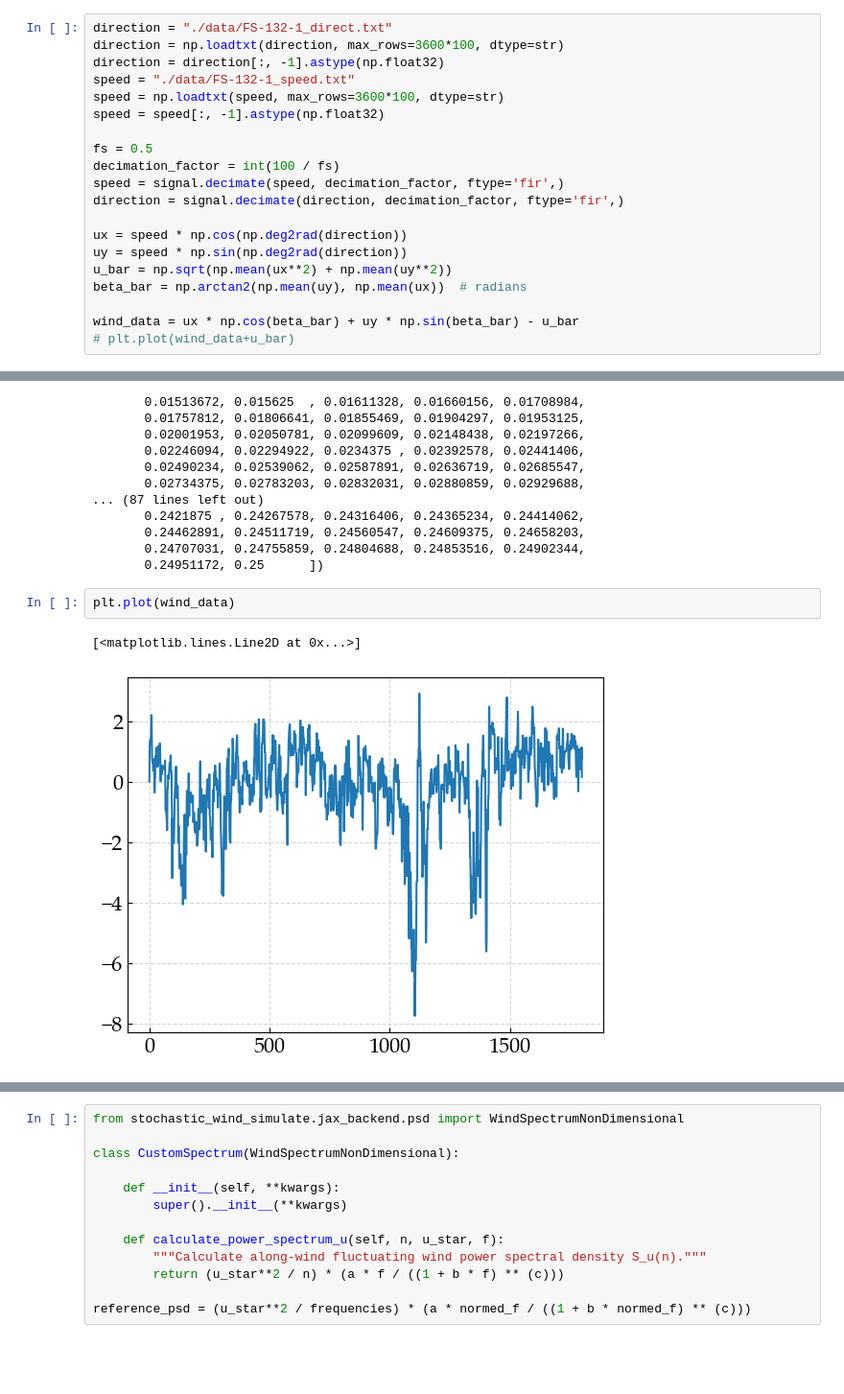
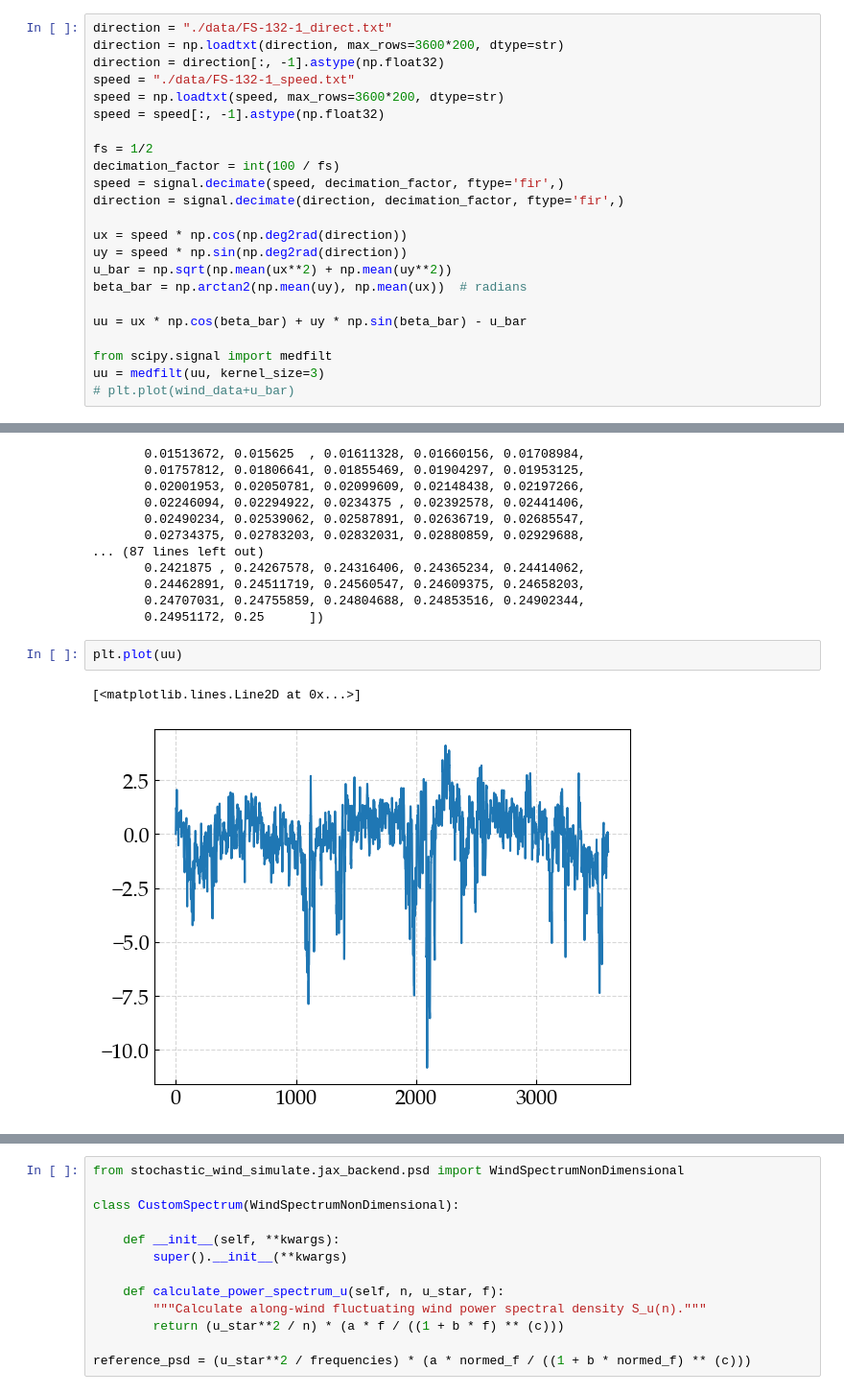
Before and after one commit to NanxiiChen/wind-simulation-GPU, a Jupyter notebook: examples/simulate_high_rise_building_customized_psd_2.ipynb, the cells around one changed output, grey strips where cells are left out. Shown at 96% size. Cells and saved outputs as stored; diff of their text form; blank space fills up the shorter version.

```diff
--- a/examples/simulate_high_rise_building_customized_psd_2.ipynb
+++ b/examples/simulate_high_rise_building_customized_psd_2.ipynb
@@ -39,13 +39,13 @@ if os.path.exists(font_path):
 Set font to Palatino Linotype
 # %%
 direction = "./data/FS-132-1_direct.txt"
-direction = np.loadtxt(direction, max_rows=3600*100, dtype=str)
+direction = np.loadtxt(direction, max_rows=3600*200, dtype=str)
 direction = direction[:, -1].astype(np.float32)
 speed = "./data/FS-132-1_speed.txt"
-speed = np.loadtxt(speed, max_rows=3600*100, dtype=str)
+speed = np.loadtxt(speed, max_rows=3600*200, dtype=str)
 speed = speed[:, -1].astype(np.float32)
 
-fs = 0.5
+fs = 1/2
 decimation_factor = int(100 / fs)
 speed = signal.decimate(speed, decimation_factor, ftype='fir',)
 direction = signal.decimate(direction, decimation_factor, ftype='fir',)
@@ -55,7 +55,10 @@ uy = speed * np.sin(np.deg2rad(direction))
 u_bar = np.sqrt(np.mean(ux**2) + np.mean(uy**2))
 beta_bar = np.arctan2(np.mean(uy), np.mean(ux))  # radians
 
-wind_data = ux * np.cos(beta_bar) + uy * np.sin(beta_bar) - u_bar
+uu = ux * np.cos(beta_bar) + uy * np.sin(beta_bar) - u_bar
+
+from scipy.signal import medfilt
+uu = medfilt(uu, kernel_size=3)
 # plt.plot(wind_data+u_bar)
 # %%
 # # load mat data
@@ -113,10 +109,10 @@ array([0.00048828, 0.00097656, 0.00146484, 0.00195312, 0.00244141,
        0.24707031, 0.24755859, 0.24804688, 0.24853516, 0.24902344,
        0.24951172, 0.25      ])
 # %%
-plt.plot(wind_data)
+plt.plot(uu)
 # %% [output]
 [<matplotlib.lines.Line2D at 0x...>]
-[figure, old version]
+[figure, new version]
 # %%
 from scipy.optimize import curve_fit
 
```
Also changed, not shown: parts of 11 cells of this notebook, 6 other files.
